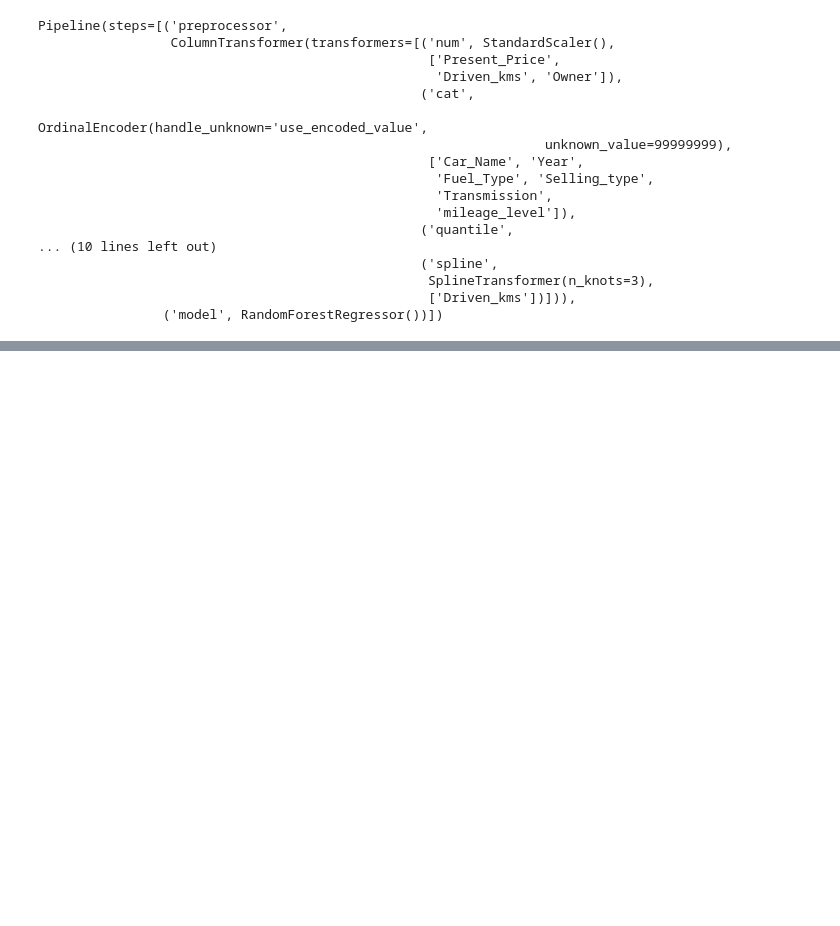
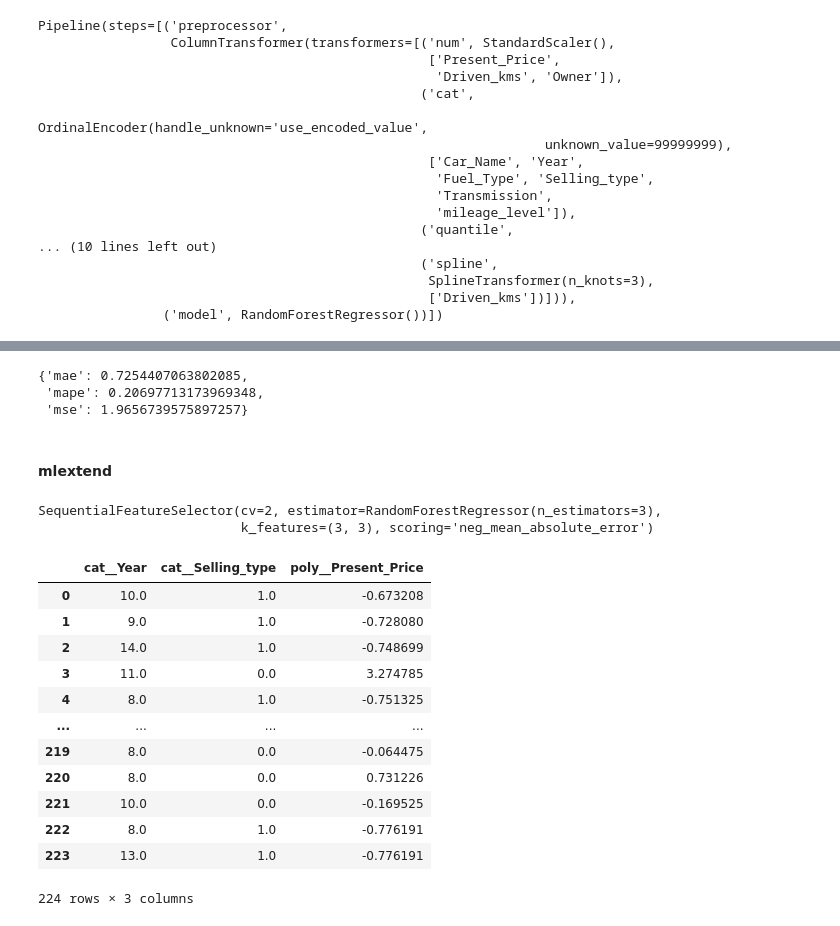
Before and after one commit to ViktorovGO/IIS_LR1, a Jupyter notebook: research/research.ipynb, the cells around one changed output, grey strips where cells are left out. Saved outputs shown, nothing was run; the diff lists cells and outputs as text; code cells hidden in the pictures; blank space fills up the shorter version.

```diff
--- a/research/research.ipynb
+++ b/research/research.ipynb
@@ -510,0 +588,8 @@ Pipeline(steps=[('preprocessor',
+# %%
+rfe_skl_pipeline .metrics
+# %% [output]
+{'mae': 0.7254407063802085,
+ 'mape': 0.20697713173969348,
+ 'mse': 1.9656739575897257}
+# %% [markdown]
+#### mlextend
@@ -510,0 +598,29 @@ Pipeline(steps=[('preprocessor',
+# %%
+sfs = SequentialFeatureSelector(RandomForestRegressor(n_estimators=3),
+                                k_features=3,
+                                forward=True,
+                                floating=False, # True to drop selected features
+                                scoring='neg_mean_absolute_error',
+                                cv=2)
+
+sfs.fit(X_train_sklearn,y_train)
+# %% [output]
+SequentialFeatureSelector(cv=2, estimator=RandomForestRegressor(n_estimators=3),
+                          k_features=(3, 3), scoring='neg_mean_absolute_error')
+# %%
+selected_features_sfs = X_train_sklearn.loc[:, sfs.k_feature_names_]
+selected_features_sfs
+# %% [output]
+|  | cat__Year | cat__Selling_type | poly__Present_Price |
+| 0 | 10.0 | 1.0 | -0.673208 |
+| 1 | 9.0 | 1.0 | -0.728080 |
+| 2 | 14.0 | 1.0 | -0.748699 |
+| 3 | 11.0 | 0.0 | 3.274785 |
+| 4 | 8.0 | 1.0 | -0.751325 |
+| ... | ... | ... | ... |
+| 219 | 8.0 | 0.0 | -0.064475 |
+| 220 | 8.0 | 0.0 | 0.731226 |
+| 221 | 10.0 | 0.0 | -0.169525 |
+| 222 | 8.0 | 1.0 | -0.776191 |
+| 223 | 13.0 | 1.0 | -0.776191 |
+224 rows × 3 columns
```
Also changed, not shown: parts of 51 cells of this notebook, 6 other files.
